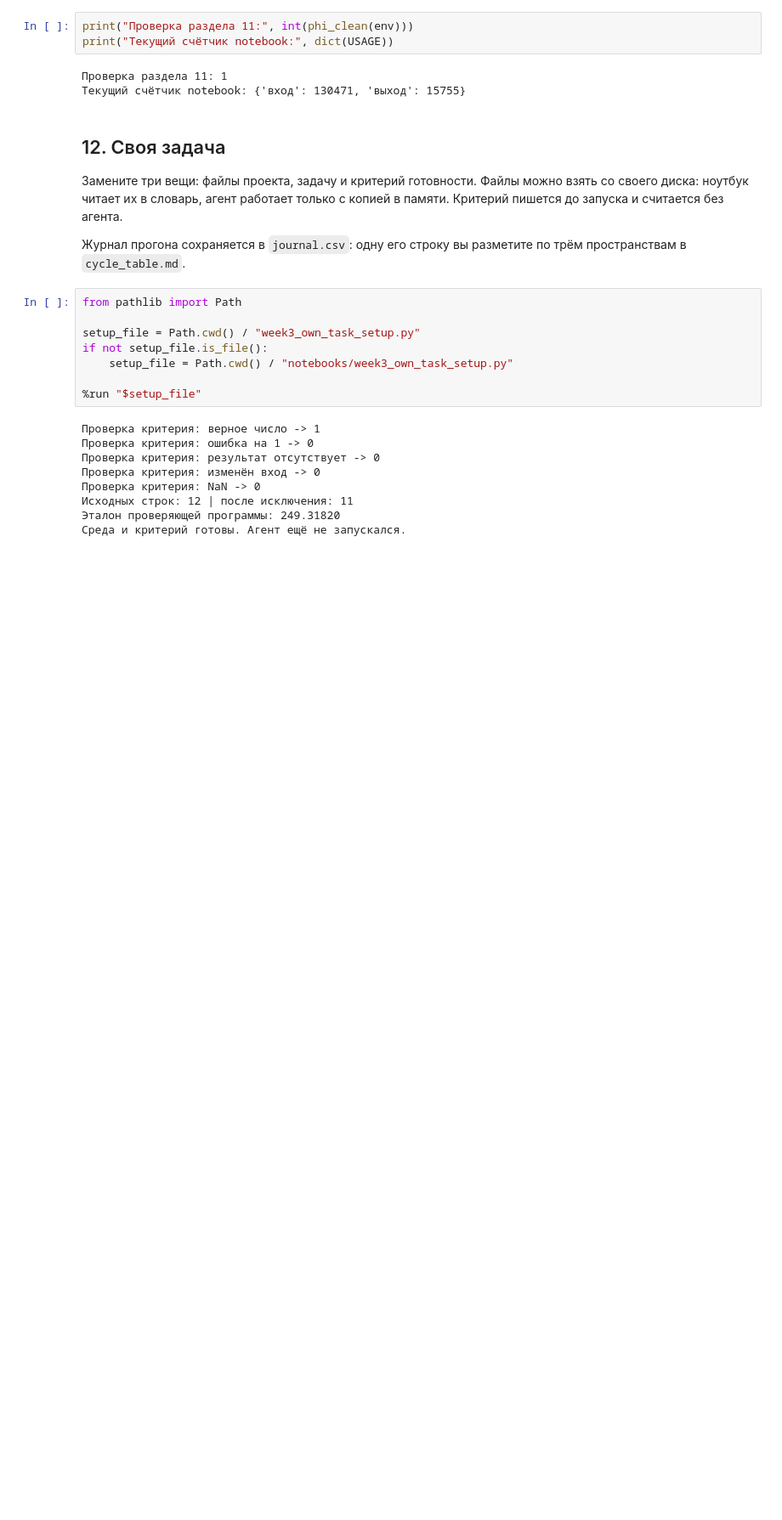
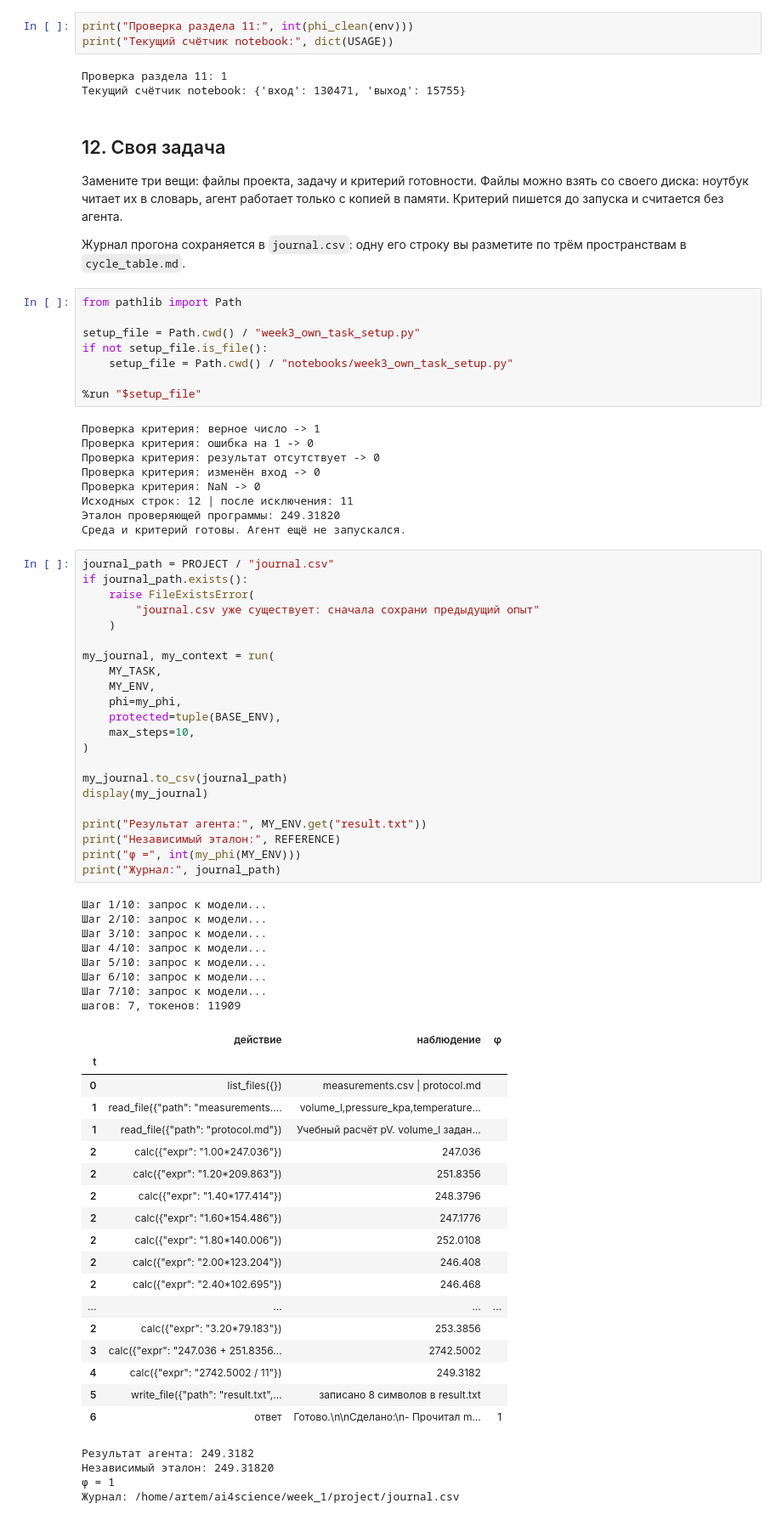
Before and after one commit to nansleeper0/ai4science, a Jupyter notebook: notebooks/agent_loop.ipynb, the cells around one changed output. Shown at 85% size. Cells and saved outputs as stored; diff of their text form; blank space fills up the shorter version.

Commit message:
Неделя 3: notebook, своя задача и проверенный журнал

```diff
--- a/notebooks/agent_loop.ipynb
+++ b/notebooks/agent_loop.ipynb
@@ -665,3 +665,56 @@ if not setup_file.is_file():
 Исходных строк: 12 | после исключения: 11
 Эталон проверяющей программы: 249.31820
 Среда и критерий готовы. Агент ещё не запускался.
+# %%
+journal_path = PROJECT / "journal.csv"
+if journal_path.exists():
+    raise FileExistsError(
+        "journal.csv уже существует: сначала сохрани предыдущий опыт"
+    )
+
+my_journal, my_context = run(
+    MY_TASK,
+    MY_ENV,
+    phi=my_phi,
+    protected=tuple(BASE_ENV),
+    max_steps=10,
+)
+
+my_journal.to_csv(journal_path)
+display(my_journal)
+
+print("Результат агента:", MY_ENV.get("result.txt"))
+print("Независимый эталон:", REFERENCE)
+print("φ =", int(my_phi(MY_ENV)))
+print("Журнал:", journal_path)
+# %% [output]
+Шаг 1/10: запрос к модели...
+Шаг 2/10: запрос к модели...
+Шаг 3/10: запрос к модели...
+Шаг 4/10: запрос к модели...
+Шаг 5/10: запрос к модели...
+Шаг 6/10: запрос к модели...
+Шаг 7/10: запрос к модели...
+шагов: 7, токенов: 11909
+|  | действие | наблюдение | φ |
+| t |  |  |  |
+| 0 | list_files({}) | measurements.csv | protocol.md |  |
+| 1 | read_file({"path": "measurements.... | volume_l,pressure_kpa,temperature... |  |
+| 1 | read_file({"path": "protocol.md"}) | Учебный расчёт pV. volume_l задан... |  |
+| 2 | calc({"expr": "1.00*247.036"}) | 247.036 |  |
+| 2 | calc({"expr": "1.20*209.863"}) | 251.8356 |  |
+| 2 | calc({"expr": "1.40*177.414"}) | 248.3796 |  |
+| 2 | calc({"expr": "1.60*154.486"}) | 247.1776 |  |
+| 2 | calc({"expr": "1.80*140.006"}) | 252.0108 |  |
+| 2 | calc({"expr": "2.00*123.204"}) | 246.408 |  |
+| 2 | calc({"expr": "2.40*102.695"}) | 246.468 |  |
+| ... | ... | ... | ... |
+| 2 | calc({"expr": "3.20*79.183"}) | 253.3856 |  |
+| 3 | calc({"expr": "247.036 + 251.8356... | 2742.5002 |  |
+| 4 | calc({"expr": "2742.5002 / 11"}) | 249.3182 |  |
+| 5 | write_file({"path": "result.txt",... | записано 8 символов в result.txt |  |
+| 6 | ответ | Готово.\n\nСделано:\n- Прочитал m... | 1 |
+Результат агента: 249.3182
+Независимый эталон: 249.31820
+φ = 1
+Журнал: /home/artem/ai4science/week_1/project/journal.csv
```
Also changed, not shown: 4 other files.
